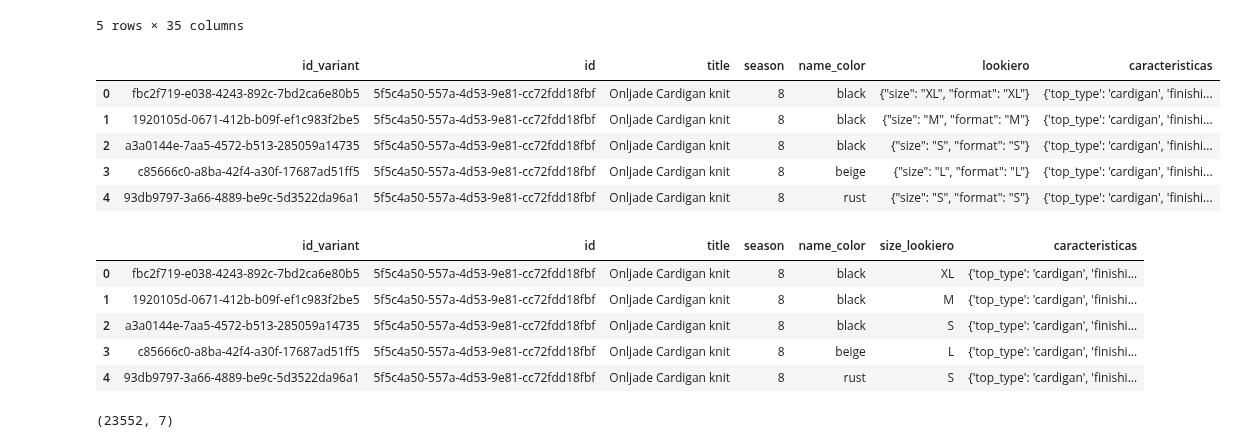
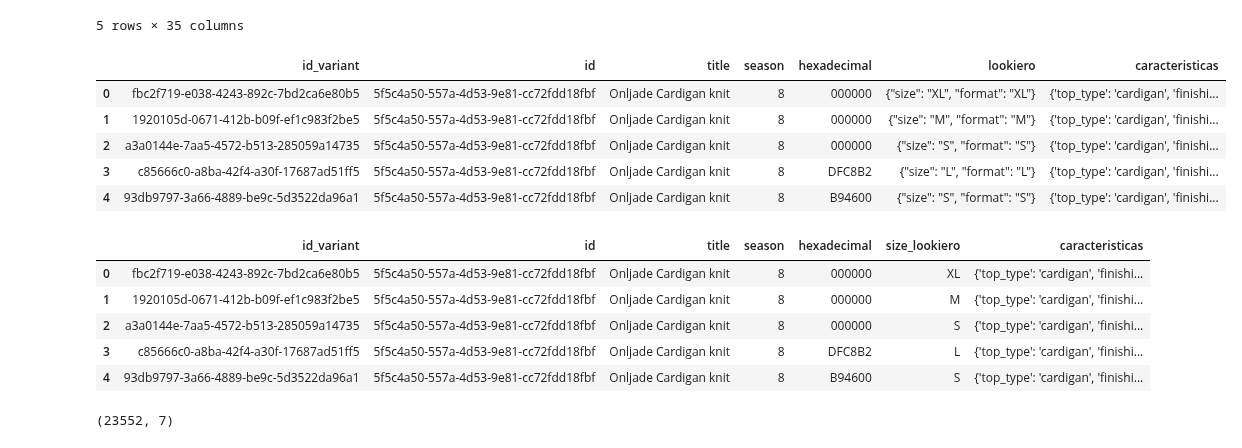
Before and after one commit to xaabizulu/24_25_3_R10_Verde_Oscuro, a Jupyter notebook: 01-Preprocesamiento.ipynb, the cells around one changed output. Drawn from its saved outputs; the diff is of its cells as text; code cells hidden in the pictures.

```diff
--- a/01-Preprocesamiento.ipynb
+++ b/01-Preprocesamiento.ipynb
@@ -111,31 +111,31 @@ df_final.head()
 # %%
 warnings.filterwarnings(action='ignore')
 
-columnas_base = ['id_variant', 'id', 'title', 'season', 'name_color', 'lookiero']
+columnas_base = ['id_variant', 'id', 'title', 'season', 'hexadecimal', 'lookiero']
 columnas_caracteristicas = ['id_variant', 'name_drop', 'value']
 
 # Extraer las filas únicas por 'id_variant'
 df_base = df_final[columnas_base].drop_duplicates(subset=['id_variant'])
 
 # Crear el diccionario de características
 df_caracteristicas = (
     df_final[columnas_caracteristicas]
     .dropna(subset=['name_drop', 'value'])  # Eliminar filas sin características
     .groupby('id_variant')
     .apply(lambda group: {row['name_drop']: row['value'] for _, row in group.iterrows()})
     .reset_index(name='caracteristicas')
 )
 
 df_resultado = pd.merge(df_base, df_caracteristicas, on='id_variant', how='inner')
 
 df_resultado.head()
 # %% [output]
-|  | id_variant | id | title | season | name_color | lookiero | caracteristicas |
-| 0 | fbc2f719-e038-4243-892c-7bd2ca6e80b5 | 5f5c4a50-557a-4d53-9e81-cc72fdd18fbf | Onljade Cardigan knit | 8 | black | {"size": "XL", "format": "XL"} | {'top_type': 'cardigan', 'finishi... |
-| 1 | 1920105d-0671-412b-b09f-ef1c983f2be5 | 5f5c4a50-557a-4d53-9e81-cc72fdd18fbf | Onljade Cardigan knit | 8 | black | {"size": "M", "format": "M"} | {'top_type': 'cardigan', 'finishi... |
-| 2 | a3a0144e-7aa5-4572-b513-285059a14735 | 5f5c4a50-557a-4d53-9e81-cc72fdd18fbf | Onljade Cardigan knit | 8 | black | {"size": "S", "format": "S"} | {'top_type': 'cardigan', 'finishi... |
-| 3 | c85666c0-a8ba-42f4-a30f-17687ad51ff5 | 5f5c4a50-557a-4d53-9e81-cc72fdd18fbf | Onljade Cardigan knit | 8 | beige | {"size": "L", "format": "L"} | {'top_type': 'cardigan', 'finishi... |
-| 4 | 93db9797-3a66-4889-be9c-5d3522da96a1 | 5f5c4a50-557a-4d53-9e81-cc72fdd18fbf | Onljade Cardigan knit | 8 | rust | {"size": "S", "format": "S"} | {'top_type': 'cardigan', 'finishi... |
+|  | id_variant | id | title | season | hexadecimal | lookiero | caracteristicas |
+| 0 | fbc2f719-e038-4243-892c-7bd2ca6e80b5 | 5f5c4a50-557a-4d53-9e81-cc72fdd18fbf | Onljade Cardigan knit | 8 | 000000 | {"size": "XL", "format": "XL"} | {'top_type': 'cardigan', 'finishi... |
+| 1 | 1920105d-0671-412b-b09f-ef1c983f2be5 | 5f5c4a50-557a-4d53-9e81-cc72fdd18fbf | Onljade Cardigan knit | 8 | 000000 | {"size": "M", "format": "M"} | {'top_type': 'cardigan', 'finishi... |
+| 2 | a3a0144e-7aa5-4572-b513-285059a14735 | 5f5c4a50-557a-4d53-9e81-cc72fdd18fbf | Onljade Cardigan knit | 8 | 000000 | {"size": "S", "format": "S"} | {'top_type': 'cardigan', 'finishi... |
+| 3 | c85666c0-a8ba-42f4-a30f-17687ad51ff5 | 5f5c4a50-557a-4d53-9e81-cc72fdd18fbf | Onljade Cardigan knit | 8 | DFC8B2 | {"size": "L", "format": "L"} | {'top_type': 'cardigan', 'finishi... |
+| 4 | 93db9797-3a66-4889-be9c-5d3522da96a1 | 5f5c4a50-557a-4d53-9e81-cc72fdd18fbf | Onljade Cardigan knit | 8 | B94600 | {"size": "S", "format": "S"} | {'top_type': 'cardigan', 'finishi... |
 # %%
 # Extraer solo la talla (por ejemplo, "S") de la columna 'lookiero'
 df_resultado['lookiero'] = df_resultado['lookiero'].apply(lambda x: re.search(r'"size":\s*"(.*?)"', x).group(1) if isinstance(x, str) else x)
@@ -143,12 +143,12 @@ df_resultado.rename(columns={'lookiero': 'size_lookiero'}, inplace=True)
 # %%
 df_resultado.head()
 # %% [output]
-|  | id_variant | id | title | season | name_color | size_lookiero | caracteristicas |
-| 0 | fbc2f719-e038-4243-892c-7bd2ca6e80b5 | 5f5c4a50-557a-4d53-9e81-cc72fdd18fbf | Onljade Cardigan knit | 8 | black | XL | {'top_type': 'cardigan', 'finishi... |
-| 1 | 1920105d-0671-412b-b09f-ef1c983f2be5 | 5f5c4a50-557a-4d53-9e81-cc72fdd18fbf | Onljade Cardigan knit | 8 | black | M | {'top_type': 'cardigan', 'finishi... |
-| 2 | a3a0144e-7aa5-4572-b513-285059a14735 | 5f5c4a50-557a-4d53-9e81-cc72fdd18fbf | Onljade Cardigan knit | 8 | black | S | {'top_type': 'cardigan', 'finishi... |
-| 3 | c85666c0-a8ba-42f4-a30f-17687ad51ff5 | 5f5c4a50-557a-4d53-9e81-cc72fdd18fbf | Onljade Cardigan knit | 8 | beige | L | {'top_type': 'cardigan', 'finishi... |
-| 4 | 93db9797-3a66-4889-be9c-5d3522da96a1 | 5f5c4a50-557a-4d53-9e81-cc72fdd18fbf | Onljade Cardigan knit | 8 | rust | S | {'top_type': 'cardigan', 'finishi... |
+|  | id_variant | id | title | season | hexadecimal | size_lookiero | caracteristicas |
+| 0 | fbc2f719-e038-4243-892c-7bd2ca6e80b5 | 5f5c4a50-557a-4d53-9e81-cc72fdd18fbf | Onljade Cardigan knit | 8 | 000000 | XL | {'top_type': 'cardigan', 'finishi... |
+| 1 | 1920105d-0671-412b-b09f-ef1c983f2be5 | 5f5c4a50-557a-4d53-9e81-cc72fdd18fbf | Onljade Cardigan knit | 8 | 000000 | M | {'top_type': 'cardigan', 'finishi... |
+| 2 | a3a0144e-7aa5-4572-b513-285059a14735 | 5f5c4a50-557a-4d53-9e81-cc72fdd18fbf | Onljade Cardigan knit | 8 | 000000 | S | {'top_type': 'cardigan', 'finishi... |
+| 3 | c85666c0-a8ba-42f4-a30f-17687ad51ff5 | 5f5c4a50-557a-4d53-9e81-cc72fdd18fbf | Onljade Cardigan knit | 8 | DFC8B2 | L | {'top_type': 'cardigan', 'finishi... |
+| 4 | 93db9797-3a66-4889-be9c-5d3522da96a1 | 5f5c4a50-557a-4d53-9e81-cc72fdd18fbf | Onljade Cardigan knit | 8 | B94600 | S | {'top_type': 'cardigan', 'finishi... |
 # %%
 df_resultado.shape
 # %% [output]
```
Also changed, not shown: parts of 5 cells of this notebook.
